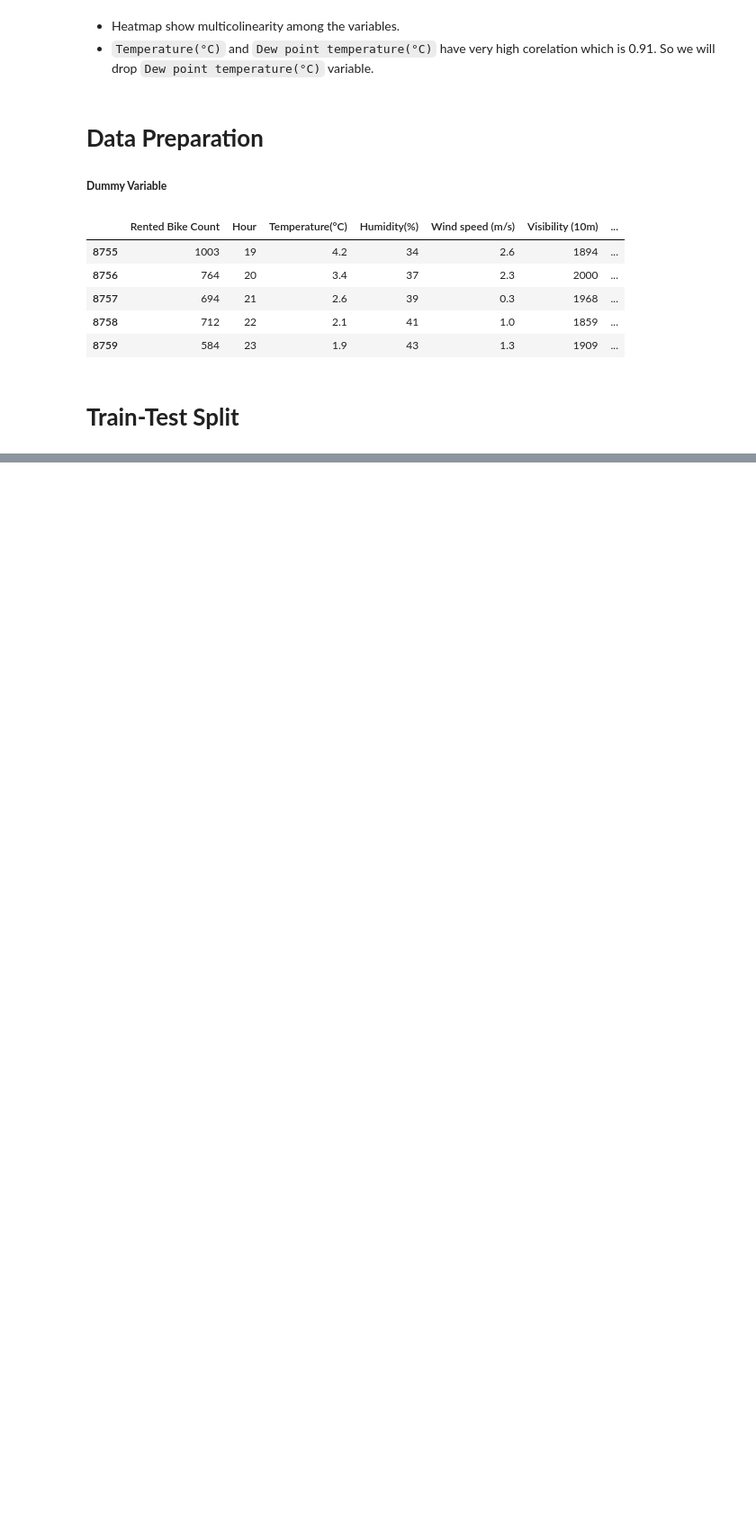
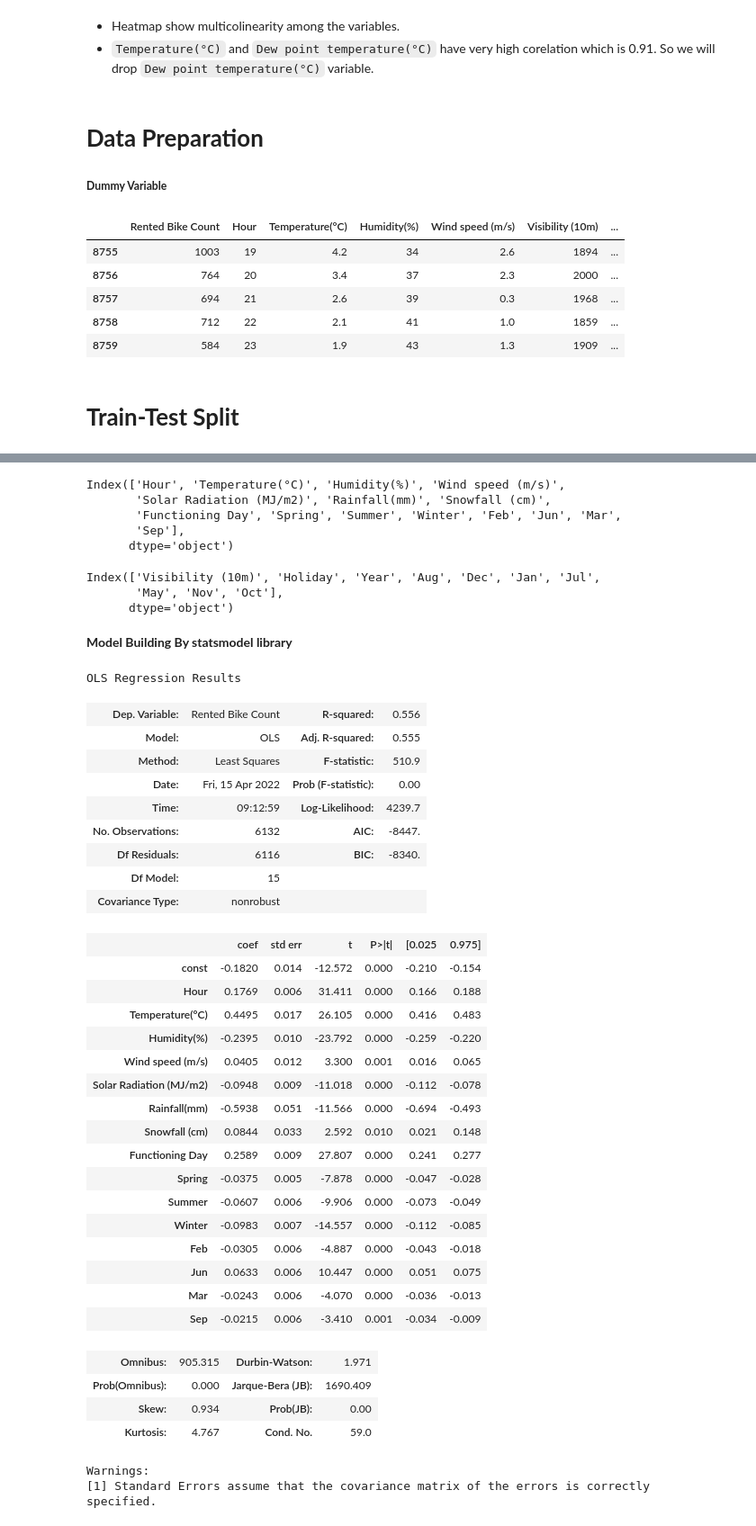
Before and after one commit to Ramesh9394/Portfolio_DS, a Jupyter notebook: Bike_Sharing_Demand_Prediction_Capstone_Project.ipynb, the cells around one changed output, grey strips where cells are left out. Shown at 90% size. Saved outputs shown, nothing was run; the diff lists cells and outputs as text; code cells hidden in the pictures; blank space fills up the shorter version.

```diff
--- a/Bike_Sharing_Demand_Prediction_Capstone_Project.ipynb
+++ b/Bike_Sharing_Demand_Prediction_Capstone_Project.ipynb
@@ -432,0 +483,8 @@ bikes.tail()
+# %%
+# Running RFE with the output number of the variable equal to 10
+lm = LinearRegression()
+lm.fit(X_train, y_train)
+
+# running RFE
+rfe = RFE(estimator = lm, n_features_to_select = 15)
+rfe = rfe.fit(X_train, y_train)
@@ -432,0 +511,17 @@ bikes.tail()
+# %%
+# List of selected 15 variable is
+Col = X_train.columns[rfe.support_]
+Col
+# %% [output]
+Index(['Hour', 'Temperature(°C)', 'Humidity(%)', 'Wind speed (m/s)',
+       'Solar Radiation (MJ/m2)', 'Rainfall(mm)', 'Snowfall (cm)',
+       'Functioning Day', 'Spring', 'Summer', 'Winter', 'Feb', 'Jun', 'Mar',
+       'Sep'],
+      dtype='object')
+# %%
+# Just for the understanding, list features not selected
+X_train.columns[~rfe.support_]
+# %% [output]
+Index(['Visibility (10m)', 'Holiday', 'Year', 'Aug', 'Dec', 'Jan', 'Jul',
+       'May', 'Nov', 'Oct'],
+      dtype='object')
@@ -432,0 +531,2 @@ bikes.tail()
+# %% [markdown]
+**Model Building By statsmodel library**
@@ -432,0 +539,40 @@ bikes.tail()
+# %%
+# Running the linear model
+sm_model = sm.OLS(y_train, X_train_sm).fit()
+
+# Summary of the model
+sm_model.summary()
+# %% [output]
+OLS Regression Results
+| Dep. Variable: | Rented Bike Count | R-squared: | 0.556 |
+| Model: | OLS | Adj. R-squared: | 0.555 |
+| Method: | Least Squares | F-statistic: | 510.9 |
+| Date: | Fri, 15 Apr 2022 | Prob (F-statistic): | 0.00 |
+| Time: | 09:12:59 | Log-Likelihood: | 4239.7 |
+| No. Observations: | 6132 | AIC: | -8447. |
+| Df Residuals: | 6116 | BIC: | -8340. |
+| Df Model: | 15 |  |  |
+| Covariance Type: | nonrobust |  |  |
+|  | coef | std err | t | P>|t| | [0.025 | 0.975] |
+| const | -0.1820 | 0.014 | -12.572 | 0.000 | -0.210 | -0.154 |
+| Hour | 0.1769 | 0.006 | 31.411 | 0.000 | 0.166 | 0.188 |
+| Temperature(°C) | 0.4495 | 0.017 | 26.105 | 0.000 | 0.416 | 0.483 |
+| Humidity(%) | -0.2395 | 0.010 | -23.792 | 0.000 | -0.259 | -0.220 |
+| Wind speed (m/s) | 0.0405 | 0.012 | 3.300 | 0.001 | 0.016 | 0.065 |
+| Solar Radiation (MJ/m2) | -0.0948 | 0.009 | -11.018 | 0.000 | -0.112 | -0.078 |
+| Rainfall(mm) | -0.5938 | 0.051 | -11.566 | 0.000 | -0.694 | -0.493 |
+| Snowfall (cm) | 0.0844 | 0.033 | 2.592 | 0.010 | 0.021 | 0.148 |
+| Functioning Day | 0.2589 | 0.009 | 27.807 | 0.000 | 0.241 | 0.277 |
+| Spring | -0.0375 | 0.005 | -7.878 | 0.000 | -0.047 | -0.028 |
+| Summer | -0.0607 | 0.006 | -9.906 | 0.000 | -0.073 | -0.049 |
+| Winter | -0.0983 | 0.007 | -14.557 | 0.000 | -0.112 | -0.085 |
+| Feb | -0.0305 | 0.006 | -4.887 | 0.000 | -0.043 | -0.018 |
+| Jun | 0.0633 | 0.006 | 10.447 | 0.000 | 0.051 | 0.075 |
+| Mar | -0.0243 | 0.006 | -4.070 | 0.000 | -0.036 | -0.013 |
+| Sep | -0.0215 | 0.006 | -3.410 | 0.001 | -0.034 | -0.009 |
+| Omnibus: | 905.315 | Durbin-Watson: | 1.971 |
+| Prob(Omnibus): | 0.000 | Jarque-Bera (JB): | 1690.409 |
+| Skew: | 0.934 | Prob(JB): | 0.00 |
+| Kurtosis: | 4.767 | Cond. No. | 59.0 |
+Warnings:
+[1] Standard Errors assume that the covariance matrix of the errors is correctly specified.
```
Also changed, not shown: parts of 27 cells of this notebook.
